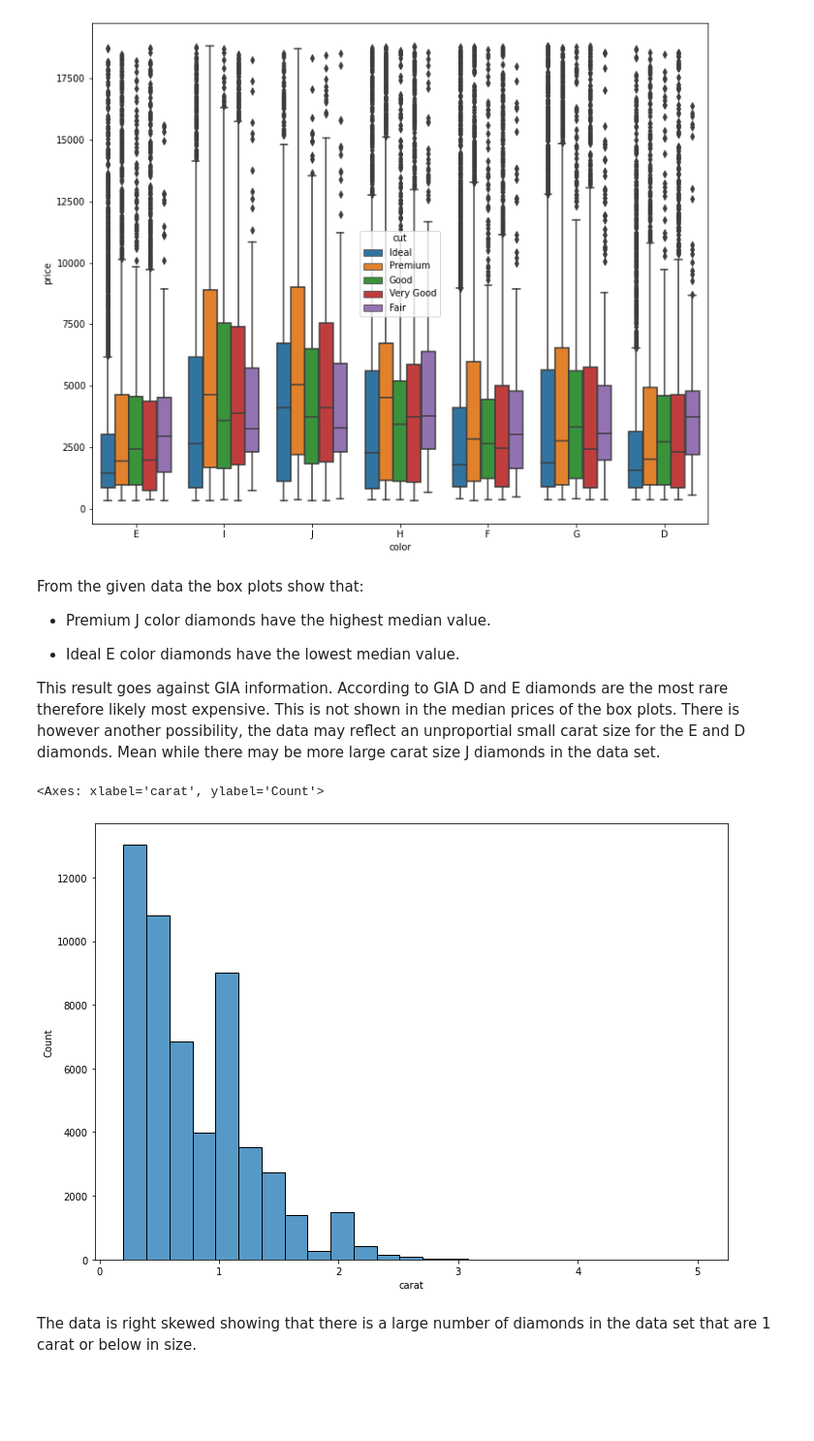
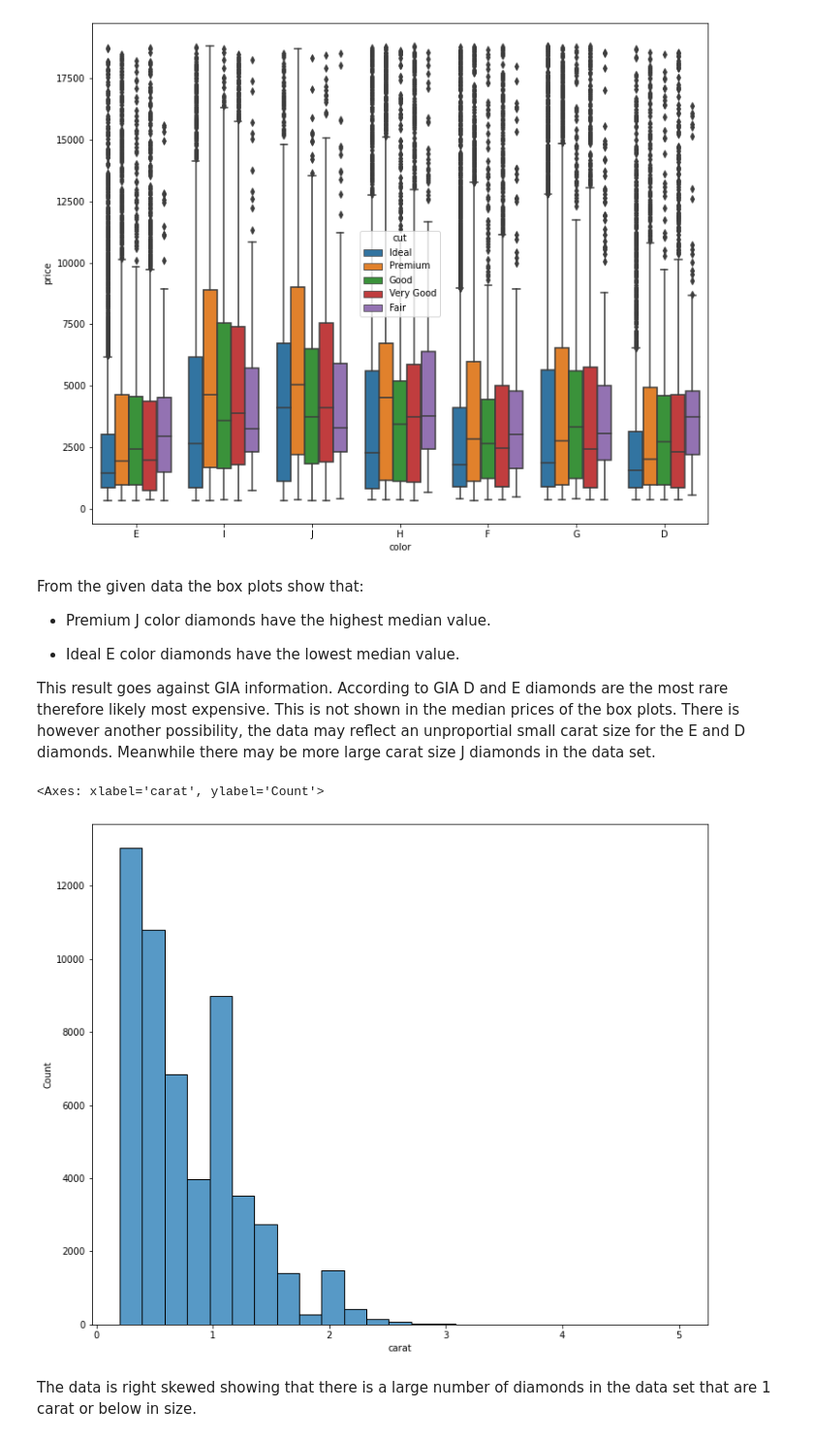
Before and after one commit to LACLanthony/diamonds, a Jupyter notebook: diamonds.ipynb, the cells around one changed output. Shown: that part at 97% size. Cells and saved outputs as stored; diff of their text form; code cells hidden in the pictures; blank space fills up the shorter version.

```diff
--- a/diamonds.ipynb
+++ b/diamonds.ipynb
@@ -146,4 +141,4 @@ From the given data the box plots show that:
 
 *   Ideal E color diamonds have the lowest median value.
 
-This result goes against GIA information. According to GIA D and E diamonds are the most rare therefore likely most expensive. This is not shown in the median prices of the box plots. There is however another possibility, the data may reflect an unproportial small carat size for the E and D diamonds. Mean while there may be more large carat size J diamonds in the data set.
+This result goes against GIA information. According to GIA D and E diamonds are the most rare therefore likely most expensive. This is not shown in the median prices of the box plots. There is however another possibility, the data may reflect an unproportial small carat size for the E and D diamonds. Meanwhile there may be more large carat size J diamonds in the data set.
@@ -152,9 +145,9 @@ This result goes against GIA information. According to GIA D and E diamonds are
 # %%
 fig, ax = plt.subplots()
-fig.set_size_inches(11.7, 8.27)
+fig.set_size_inches(12, 10)
 sns.histplot(df, x='carat', bins = 25)
 # %% [output]
 <Axes: xlabel='carat', ylabel='Count'>
-[figure, old version]
+[figure, new version]
 # %% [markdown]
 The data is right skewed showing that there is a large number of diamonds in the data set that are 1 carat or below in size.
```
Also changed, not shown: parts of 11 cells of this notebook.
